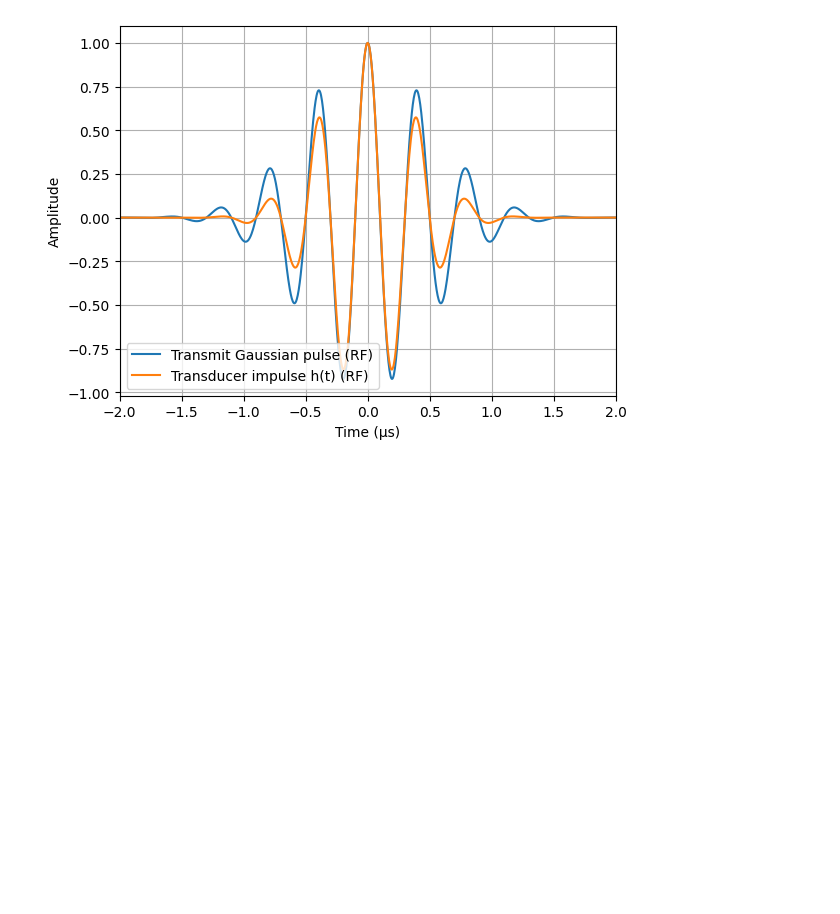
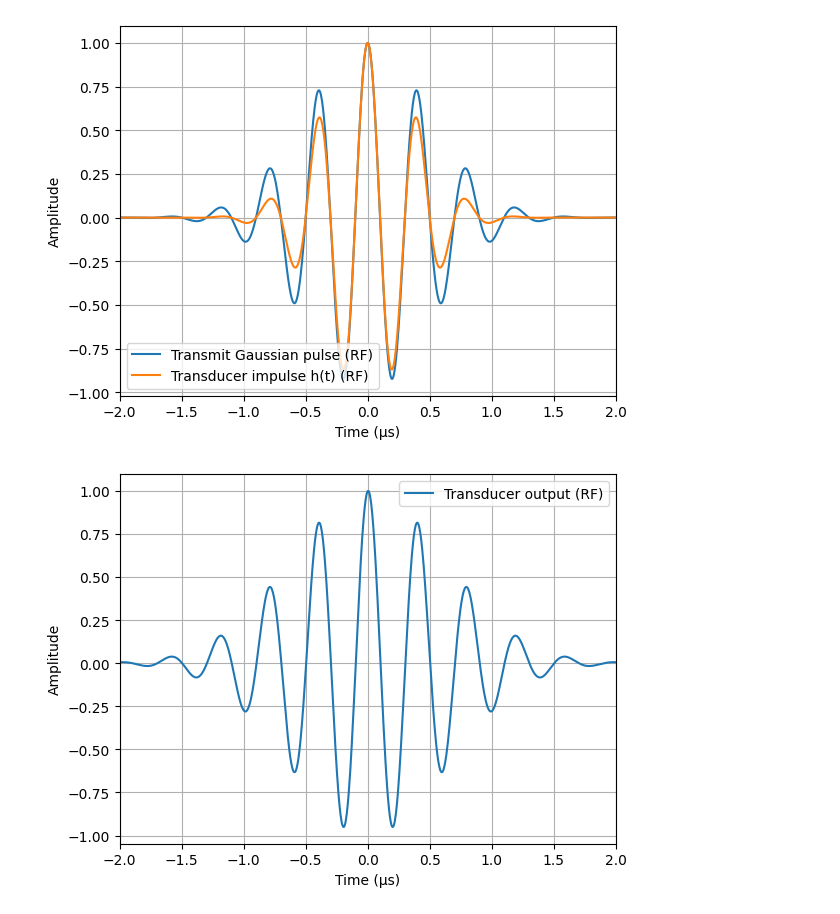
Before and after one commit to Sandermi99/MEDT4165, a Jupyter notebook: Exercise2.ipynb, the cells around one changed output. Cells and saved outputs as stored; diff of their text form; code cells hidden in the pictures; blank space fills up the shorter version.

```diff
--- a/Exercise2.ipynb
+++ b/Exercise2.ipynb
@@ -193,3 +193,18 @@ plt.legend()
 plt.show()
 # %% [output]
 [figure]
+# %%
+#Convolving the transmit pulse with the impulse response of the filter
+
+conv_sig = np.convolve(i, h_i, mode='same')
+conv_sig_norm = conv_sig / np.max(np.abs(conv_sig))
+plt.figure()
+plt.plot(t_vec*1e6, conv_sig_norm, label="Transducer output (RF)")
+plt.xlabel("Time (µs)")
+plt.ylabel("Amplitude")
+plt.xlim(-2,2)
+plt.grid(True)
+plt.legend()
+plt.show()
+# %% [output]
+[figure, added]
```
